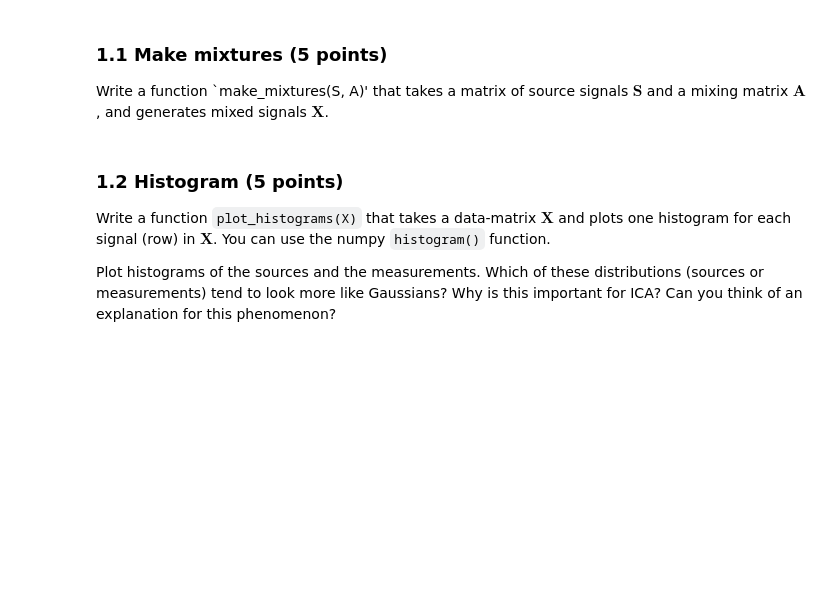
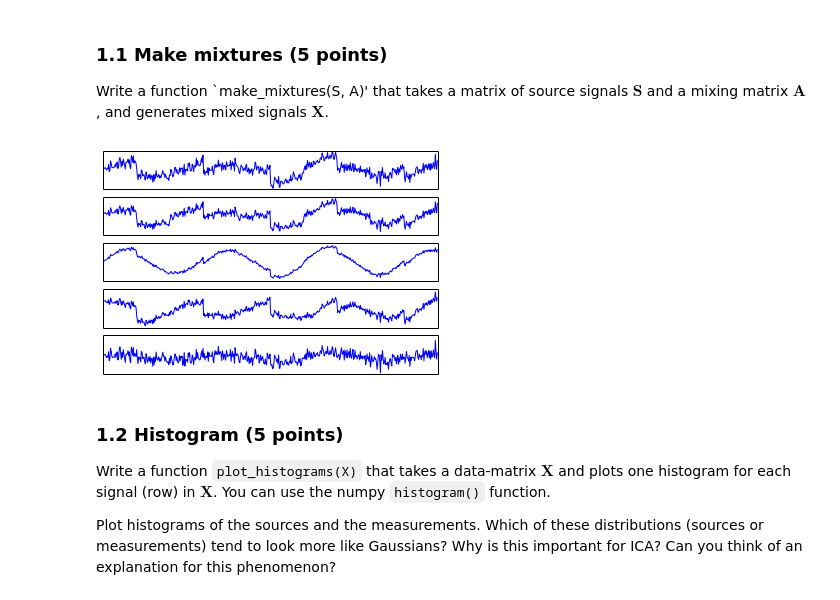
Before and after one commit to ackeune/MLPM, a Jupyter notebook: lab1/lab1.ipynb, the cells around one changed output. Cells and saved outputs as stored; diff of their text form; code cells hidden in the pictures; blank space fills up the shorter version.

```diff
--- a/lab1/lab1.ipynb
+++ b/lab1/lab1.ipynb
@@ -91,9 +117,12 @@ plot_signals(S)
 Write a function `make_mixtures(S, A)' that takes a matrix of source signals $\mathbf{S}$ and a mixing matrix $\mathbf{A}$, and generates mixed signals $\mathbf{X}$.
 # %%
 def make_mixtures(S, A):
-    return matrix(A) * matrix(S)
+    return array(matrix(A) * matrix(S))
 
 X = make_mixtures(S, random_nonsingular_matrix(5))
+plot_signals(X)
+# %% [output]
+[figure, added]
 # %% [markdown]
 ### 1.2 Histogram (5 points)
 Write a function `plot_histograms(X)` that takes a data-matrix $\mathbf{X}$ and plots one histogram for each signal (row) in $\mathbf{X}$. You can use the numpy `histogram()` function.
```
Also changed, not shown: parts of 15 cells of this notebook.
